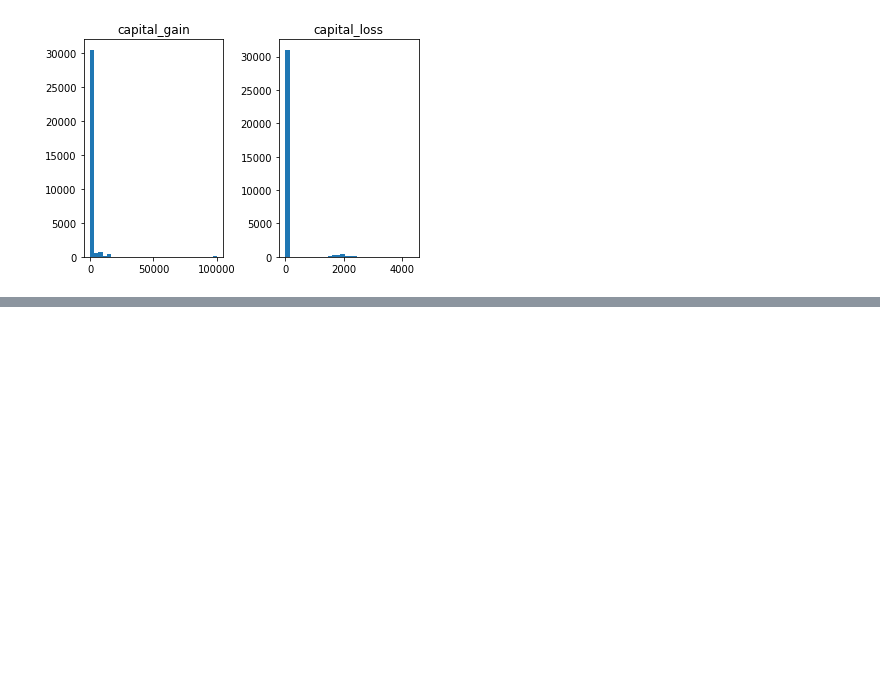
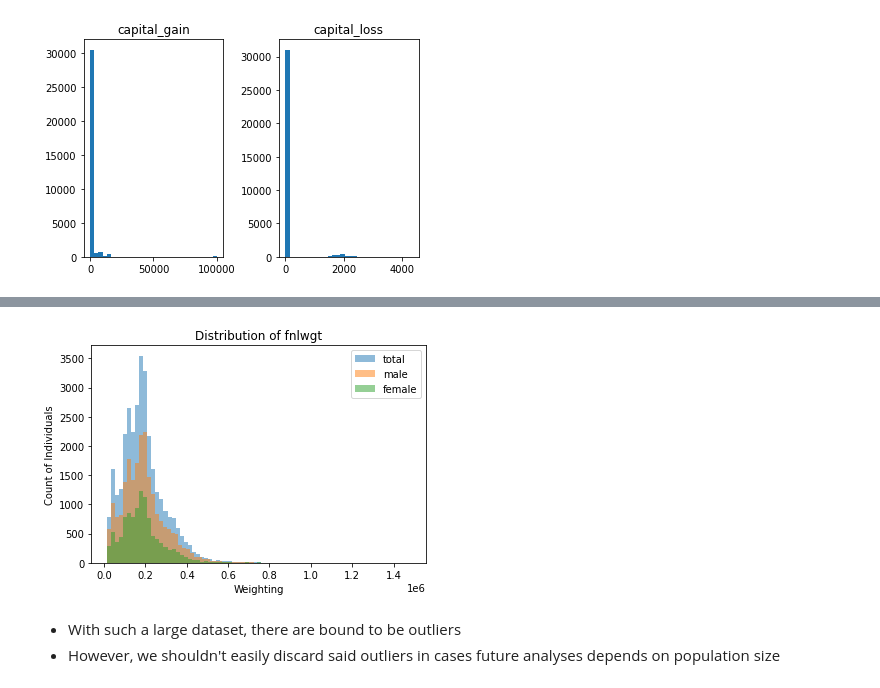
Before and after one commit to TerryTian21/COVID-Data-GUI, a Jupyter notebook: JSC_A2.ipynb, the cells around one changed output, grey strips where cells are left out. Drawn from its saved outputs; the diff is of its cells as text; code cells hidden in the pictures; blank space fills up the shorter version.

```diff
--- a/JSC_A2.ipynb
+++ b/JSC_A2.ipynb
@@ -142,0 +176,18 @@ plt.subplots_adjust(hspace=0.7, wspace=0.4)
+# %%
+male = income_df[income_df['sex'] == ' Male']
+female = income_df[income_df['sex'] == ' Female']
+
+plt.hist(income_df['fnlwgt'], bins = 75, alpha=0.5, label = "total")
+plt.hist(male['fnlwgt'], bins = 75, alpha=0.5, label = "male")
+plt.hist(female['fnlwgt'], bins = 75, alpha=0.5, label = "female")
+
+plt.legend(loc='upper right')
+plt.title("Distribution of fnlwgt")
+plt.xlabel("Weighting")
+plt.ylabel("Count of Individuals")
+plt.show()
+# %% [output]
+[figure, added]
+# %% [markdown]
+- With such a large dataset, there are bound to be outliers
+- However, we shouldn't easily discard said outliers in cases future analyses depends on population size
```
Also changed, not shown: parts of 33 cells of this notebook.
